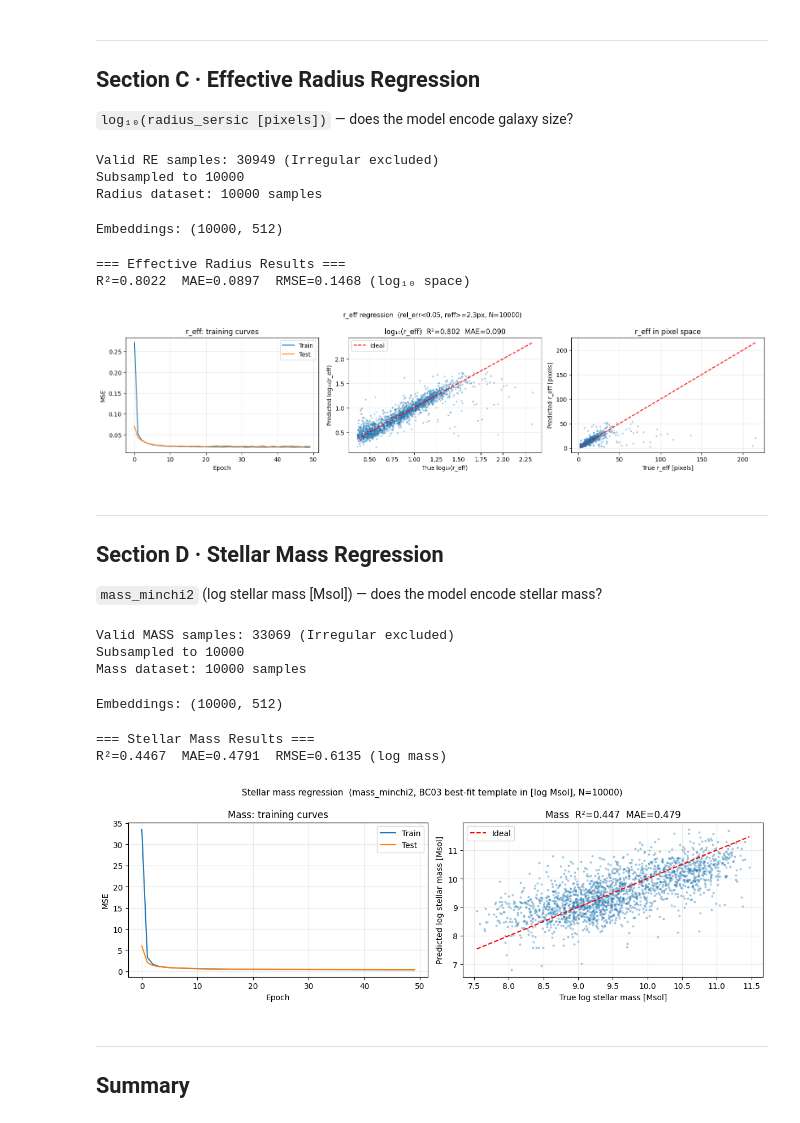
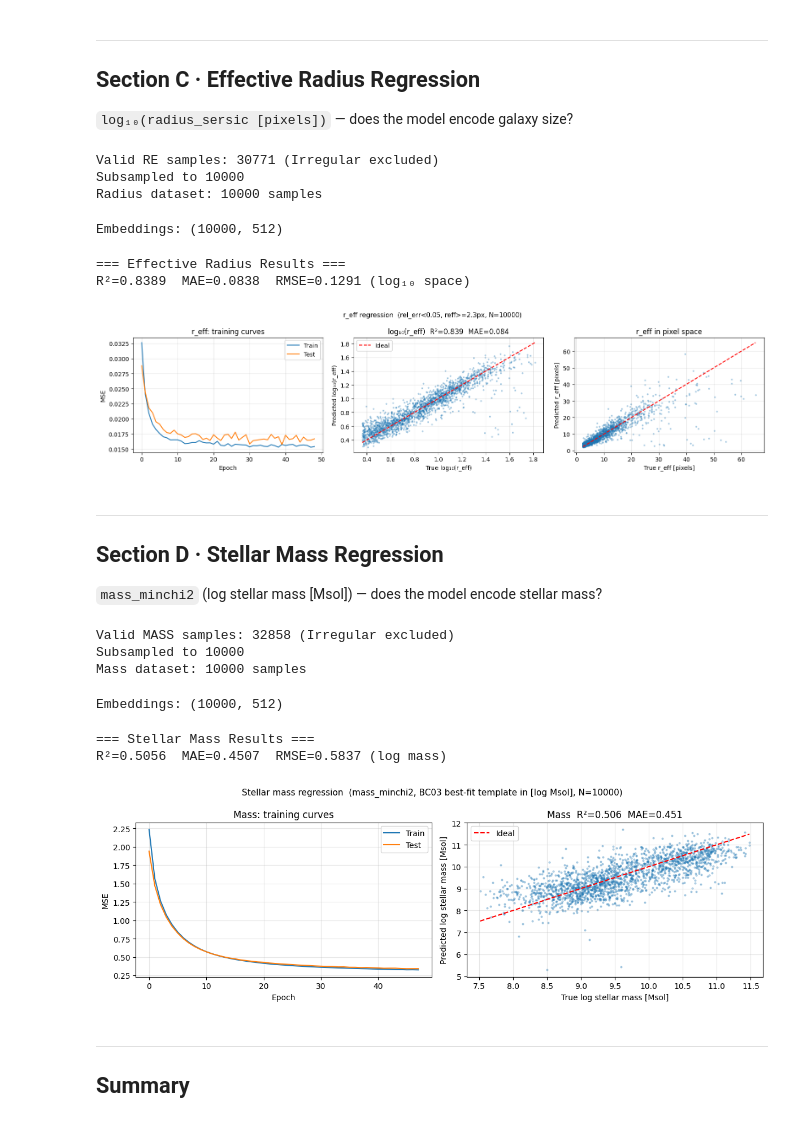
Before and after one commit to 2003cy/ssl_outthere, a Jupyter notebook: encoder_image/astrodino/benchmark/02_linear_probe.ipynb, the cells around one changed output. Drawn from its saved outputs; the diff is of its cells as text; code cells hidden in the pictures.

```diff
--- a/encoder_image/astrodino/benchmark/02_linear_probe.ipynb
+++ b/encoder_image/astrodino/benchmark/02_linear_probe.ipynb
@@ -46,10 +46,12 @@ Device: cuda:0
 ## Filter Configuration
 Modify here to filter by effective radius, delta, or error thresholds. Changes apply to all sections.
 # %%
-MODEL_CONFIG  = '/u/yacheng/projects/ssl_outthere/encoder_image/astrodino/model/astrodino_f150w_vitb/config.yaml'
-MODEL_WEIGHTS = '/u/yacheng/projects/ssl_outthere/encoder_image/astrodino/model/astrodino_f150w_vitb/eval/training_149999/teacher_checkpoint.pth'
+#MODEL_CONFIG  = '/u/yacheng/projects/ssl_outthere/encoder_image/astrodino/model/astrodino_f150w_vitb/config.yaml'
+#MODEL_WEIGHTS = '/u/yacheng/projects/ssl_outthere/encoder_image/astrodino/model/astrodino_f150w_vitb/eval/training_149999/teacher_checkpoint.pth'
+#MODEL_CONFIG  = '/u/yacheng/projects/ssl_outthere/encoder_image/astrodino/model/astrodino_f150w_vitb_ps6_bs128/config.yaml'
+#MODEL_WEIGHTS = '/u/yacheng/projects/ssl_outthere/encoder_image/astrodino/model/astrodino_f150w_vitb_ps6_bs128/eval/training_102999/teacher_checkpoint.pth'
 MODEL_CONFIG  = '/u/yacheng/projects/ssl_outthere/encoder_image/astrodino/model/astrodino_f150w_vitb_ps6_bs128/config.yaml'
-MODEL_WEIGHTS = '/u/yacheng/projects/ssl_outthere/encoder_image/astrodino/model/astrodino_f150w_vitb_ps6_bs128/eval/training_102999/teacher_checkpoint.pth'
+MODEL_WEIGHTS = '/u/yacheng/projects/ssl_outthere/encoder_image/astrodino/model/astrodino_f150w_vitb_ps6_bs128/eval/training_299999/teacher_checkpoint.pth'
 
 DATA_ROOT     = '/u/yacheng/projects/ssl_outthere/images/jwst/f150w'
 
@@ -538,7 +540,7 @@ ds_re = RadiusDataset(
 )
 print(f'Radius dataset: {len(ds_re)} samples')
 # %% [output]
-Valid RE samples: 30949 (Irregular excluded)
+Valid RE samples: 30771 (Irregular excluded)
 Subsampled to 10000
 Radius dataset: 10000 samples
 # %%
@@ -558,12 +560,12 @@ print(f'R²={r2_re:.4f}  MAE={mae_re:.4f}  RMSE={rmse_re:.4f} (log₁₀ space)'
 # %% [output]
 Embeddings: (10000, 512)
 === Effective Radius Results ===
-R²=0.8022  MAE=0.0897  RMSE=0.1468 (log₁₀ space)
+R²=0.8389  MAE=0.0838  RMSE=0.1291 (log₁₀ space)
 # %%
 fig, axes = plt.subplots(1, 3, figsize=(16, 4))
 
 ax = axes[0]
-ax.plot(tr_loss_re, label='Train'); ax.plot(te_loss_re, label='Test')
+ax.plot(tr_loss_re[1:], label='Train'); ax.plot(te_loss_re[1:], label='Test')
 ax.set_xlabel('Epoch'); ax.set_ylabel('MSE')
 ax.set_title('r_eff: training curves')
 ax.legend(); ax.grid(True, alpha=0.3)
@@ -588,7 +590,7 @@ plt.suptitle(f'r_eff regression  (rel_err<{RE_REL_ERR_THRESH}, reff>={REFF_MIN_P
 plt.tight_layout()
 plt.show()
 # %% [output]
-[figure, old version]
+[figure, new version]
 # %% [markdown]
 ---
 ## Section D · Stellar Mass Regression
@@ -658,7 +660,7 @@ ds_mass = MassDataset(
 )
 print(f'Mass dataset: {len(ds_mass)} samples')
 # %% [output]
-Valid MASS samples: 33069 (Irregular excluded)
+Valid MASS samples: 32858 (Irregular excluded)
 Subsampled to 10000
 Mass dataset: 10000 samples
 # %%
@@ -671,36 +673,36 @@ _, tr_loss_mass, te_loss_mass, y_pred_mass = train_linear(
     X_tr, y_tr, X_te, y_te, task='reg', lr=1e-3, wd=1e-4, epochs=NUM_EPOCHS)
 
 r2_mass  = r2_score(y_te, y_pred_mass)
 mae_mass = mean_absolute_error(y_te, y_pred_mass)
 rmse_mass = np.sqrt(np.mean((y_te - y_pred_mass)**2))
 print(f'\n=== Stellar Mass Results ===')
 print(f'R²={r2_mass:.4f}  MAE={mae_mass:.4f}  RMSE={rmse_mass:.4f} (log mass)')
 
 fig, axes = plt.subplots(1, 2, figsize=(12, 4))
 
 ax = axes[0]
-ax.plot(tr_loss_mass, label='Train'); ax.plot(te_loss_mass, label='Test')
+ax.plot(tr_loss_mass[2:], label='Train'); ax.plot(te_loss_mass[2:], label='Test')
 ax.set_xlabel('Epoch'); ax.set_ylabel('MSE')
 ax.set_title('Mass: training curves')
 ax.legend(); ax.grid(True, alpha=0.3)
 
 ax = axes[1]
 ax.scatter(y_te, y_pred_mass, s=4, alpha=0.3)
 lims = [y_te.min(), y_te.max()]
 ax.plot(lims, lims, 'r--', label='Ideal')
 ax.set_xlabel('True log stellar mass [Msol]')
 ax.set_ylabel('Predicted log stellar mass [Msol]')
 ax.set_title(f'Mass  R²={r2_mass:.3f}  MAE={mae_mass:.3f}')
 ax.legend(); ax.grid(True, alpha=0.3)
 
 plt.suptitle(f'Stellar mass regression  (mass_minchi2, BC03 best-fit template in [log Msol], N={len(emb_mass)})', fontsize=11)
 plt.tight_layout()
 plt.show()
 # %% [output]
 Embeddings: (10000, 512)
 === Stellar Mass Results ===
-R²=0.4467  MAE=0.4791  RMSE=0.6135 (log mass)
+R²=0.5056  MAE=0.4507  RMSE=0.5837 (log mass)
-[figure, old version]
+[figure, new version]
 # %% [markdown]
 ---
 ## Summary
```
Also changed, not shown: parts of 6 cells of this notebook, 6 other files.
